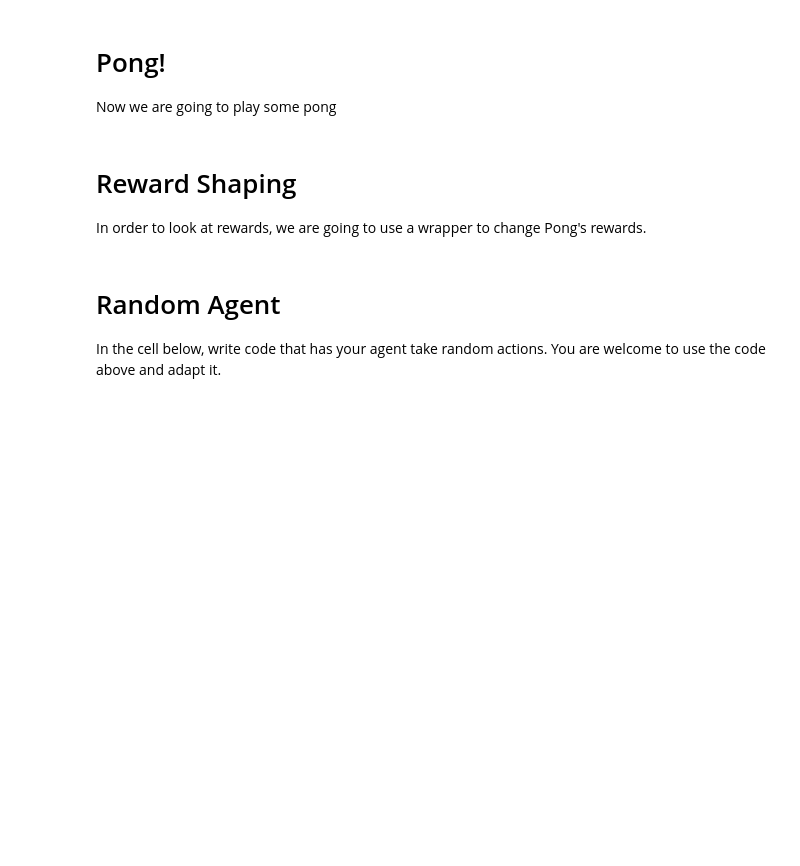
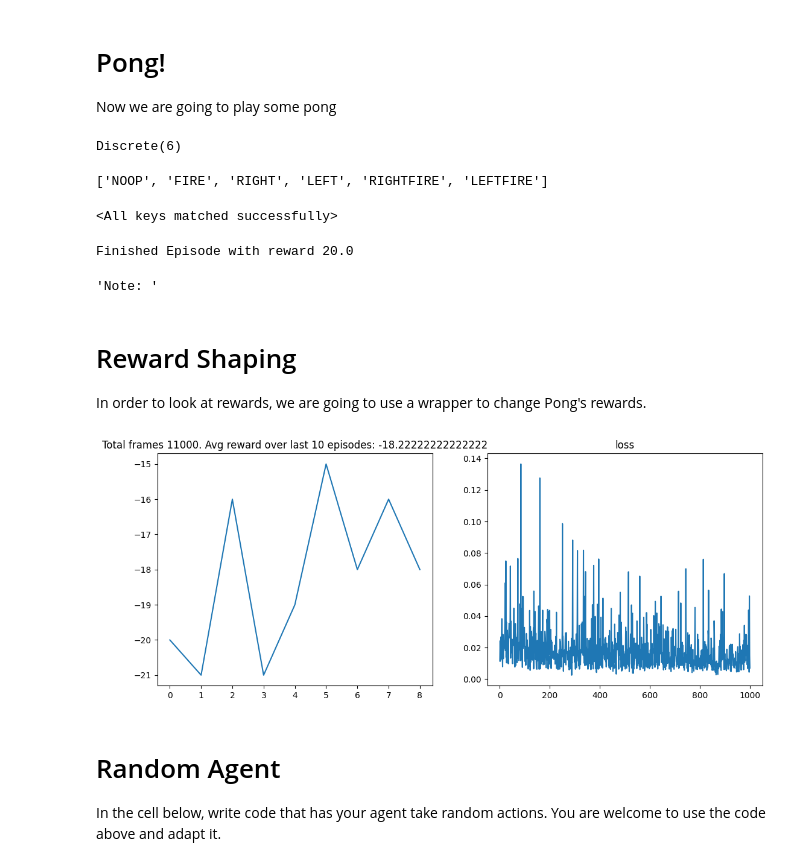
Before and after one commit to AHRTLab/AI_Lab_10, a Jupyter notebook: Lab10_DeepRL_pong.ipynb, the cells around one changed output. Drawn from its saved outputs; the diff is of its cells as text; code cells hidden in the pictures; blank space fills up the shorter version.

Commit message:
Updated conda environment

```diff
--- a/Lab10_DeepRL_pong.ipynb
+++ b/Lab10_DeepRL_pong.ipynb
@@ -69,10 +67,13 @@ class DQN(nn.Module):
 Now we are going to play some pong
 # %%
 # We can create our Pong Environment and view the actionspace
-env_id = "PongNoFrameskip-v4"
+env_id = "ALE/Pong-ram-v5"
 env = make_atari_env(env_id)
 print(env.action_space)
 env.unwrapped.get_action_meanings()
+# %% [output]
+Discrete(6)
+['NOOP', 'FIRE', 'RIGHT', 'LEFT', 'RIGHTFIRE', 'LEFTFIRE']
 # %%
 '''This RL approach uses two models. We did not discuss this in class,
    but a two model approach is typical'''
@@ -86,18 +87,18 @@ replay_buffer = ReplayBuffer(MEMORY_SIZE)
 '''Load my saved model'''
 current_model.load_state_dict(torch.load('models_modified/PongNoFrameskip-v4_awesome.pth', map_location=torch.device('cpu')))
 target_model.load_state_dict(torch.load('models_modified/PongNoFrameskip-v4_awesome.pth', map_location=torch.device('cpu')))
+# %% [output]
+<All keys matched successfully>
 # %%
-import time
 '''Play a (hopefully) perfect game of pong.'''
 model = current_model # set what model to use
-env.viewer = None     # Reset the environment viewer
-state = env.reset()   # Restart pong
+#env.viewer = None     # Reset the environment viewer
+state, _ = env.reset()   # Restart pong
 episode_reward = 0.0  # Reset Reward
 while True:
     action = model.act(state, 0, device) # Determine what action to take
-    next_state, reward, done, _ = env.step(action) # Step through the env
-    env.render() # Render frame
-    time.sleep(0.02) # Small delay
+    next_state, reward, done,_, _ = env.step(action) # Step through the env
+    #env.render() # Render frame
     episode_reward += reward # Calculate total reward
     state = next_state # Next state
     if done:
@@ -105,6 +106,11 @@ while True:
         break
 
 env.close()  # Close the environment
+
+'''Note: This will crash your kernel when the game ends... '''
+# %% [output]
+Finished Episode with reward 20.0
+'Note: '
 # %% [markdown]
 # Reward Shaping
 In order to look at rewards, we are going to use a wrapper to change Pong's rewards.
@@ -122,11 +128,14 @@ class StupidRewardEnv(gym.RewardWrapper):
         return reward
 # %%
 '''Now we can wrap the environment with our reward function'''
-env = make_atari_env(env_id)
+env = make_atari_env(env_id, render_mode='rgb_array')
 '''Your code here'''
 
 '''Stop coding here'''
 replay_buffer = ReplayBuffer(MEMORY_SIZE) # reset the replay buffer
 train_modif(env, current_model,target_model, optimizer, replay_buffer, device) # train for 10 epochs
+env.close()
+# %% [output]
+[figure, added]
 # %%
 '''Now we can view the new agent'''
```
Also changed, not shown: parts of 3 cells of this notebook, 3 other files.
